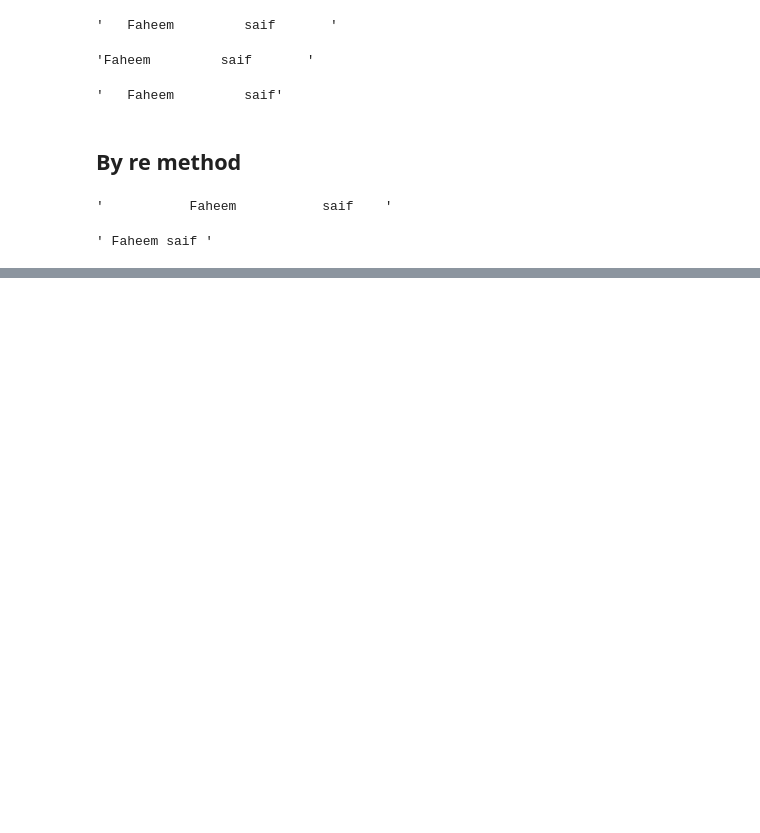
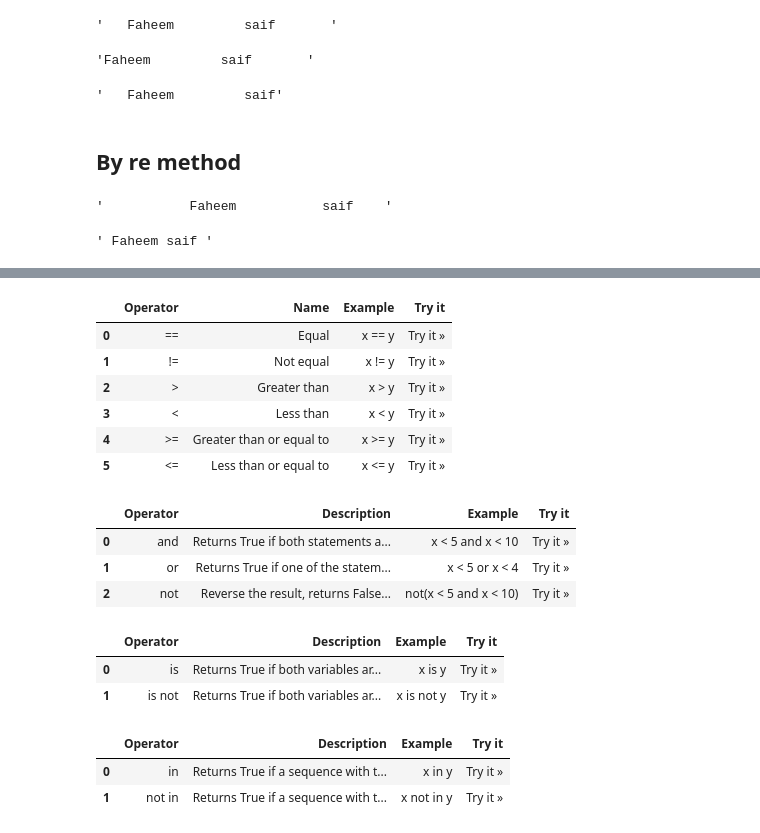
Before and after one commit to Faheem-saif/Python, a Jupyter notebook: 02_03_class/pythonclass.ipynb, the cells around one changed output, grey strips where cells are left out. Saved outputs shown, nothing was run; the diff lists cells and outputs as text; code cells hidden in the pictures; blank space fills up the shorter version.

```diff
--- a/01_class/pythonclass.ipynb
+++ b/02_03_class/pythonclass.ipynb
@@ -1689,0 +1752,33 @@ display(name1)
+# %%
+table[2]
+# assigmnet operator
+# %% [output]
+|  | Operator | Name | Example | Try it |
+| 0 | == | Equal | x == y | Try it » |
+| 1 | != | Not equal | x != y | Try it » |
+| 2 | > | Greater than | x > y | Try it » |
+| 3 | < | Less than | x < y | Try it » |
+| 4 | >= | Greater than or equal to | x >= y | Try it » |
+| 5 | <= | Less than or equal to | x <= y | Try it » |
+# %%
+table[3]
+#logical operator
+# %% [output]
+|  | Operator | Description | Example | Try it |
+| 0 | and | Returns True if both statements a... | x < 5 and x < 10 | Try it » |
+| 1 | or | Returns True if one of the statem... | x < 5 or x < 4 | Try it » |
+| 2 | not | Reverse the result, returns False... | not(x < 5 and x < 10) | Try it » |
+# %%
+table[4]
+#identity operator
+# %% [output]
+|  | Operator | Description | Example | Try it |
+| 0 | is | Returns True if both variables ar... | x is y | Try it » |
+| 1 | is not | Returns True if both variables ar... | x is not y | Try it » |
+# %%
+table[5]
+# Python Membership Operators
+# %% [output]
+|  | Operator | Description | Example | Try it |
+| 0 | in | Returns True if a sequence with t... | x in y | Try it » |
+| 1 | not in | Returns True if a sequence with t... | x not in y | Try it » |
```
Also changed, not shown: parts of 6 cells of this notebook, 1 other file.
